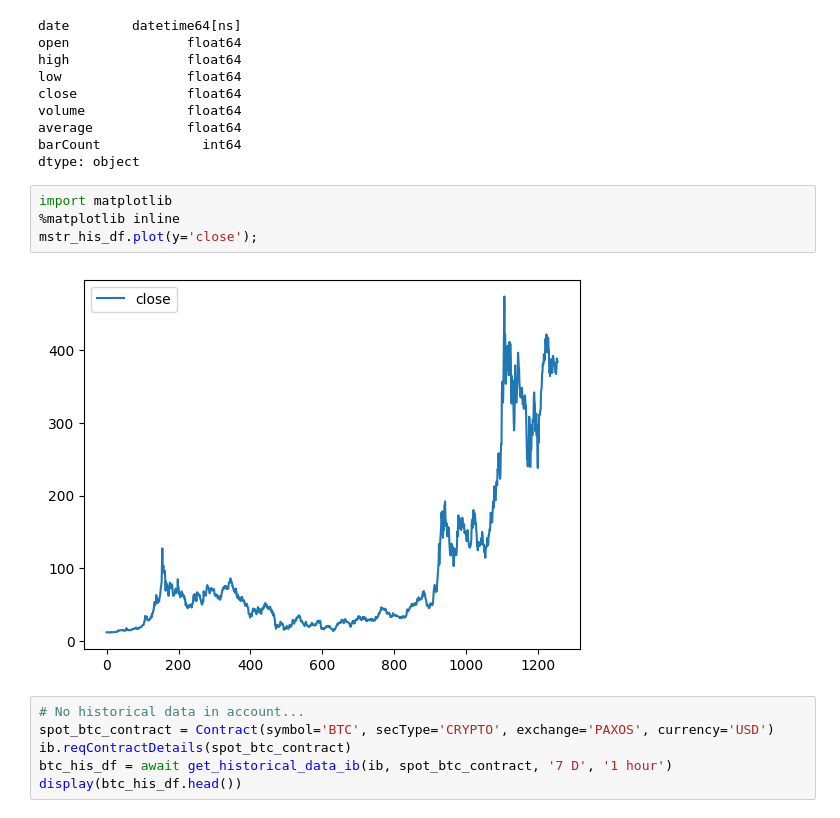
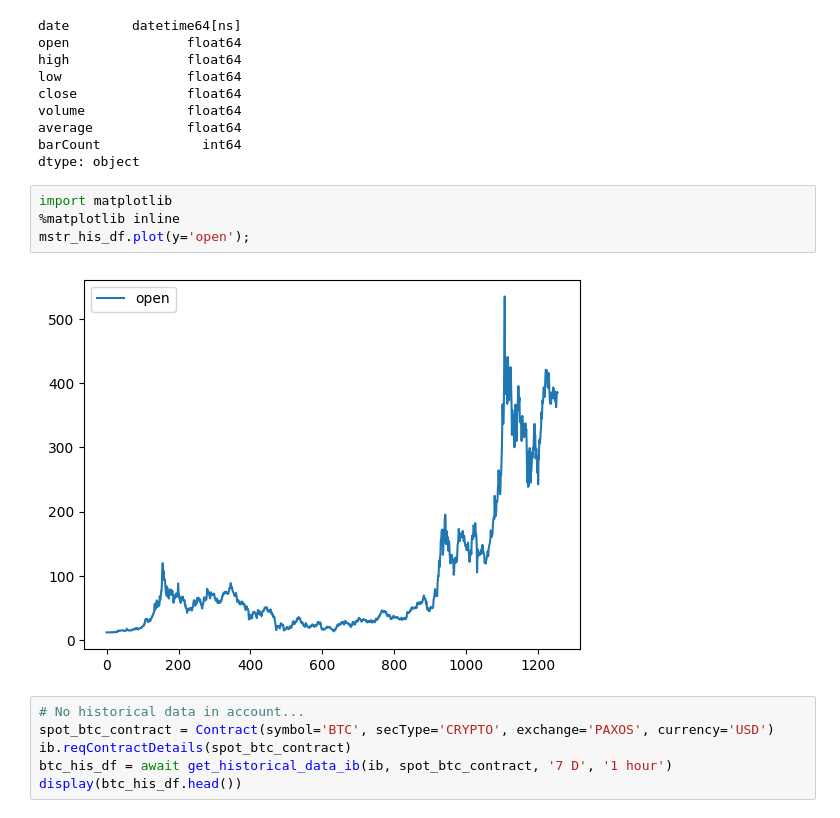
Before and after one commit to edwinclu/bitfund, a Jupyter notebook: src/jupyter/mstr.ipynb, the cells around one changed output. Cells and saved outputs as stored; diff of their text form.

```diff
--- a/src/jupyter/mstr.ipynb
+++ b/src/jupyter/mstr.ipynb
@@ -118,9 +113,9 @@ dtype: object
 # %%
 import matplotlib
 %matplotlib inline
-mstr_his_df.plot(y='close');
+mstr_his_df.plot(y='open');
 # %% [output]
-[figure, old version]
+[figure, new version]
 # %%
 # No historical data in account...
 spot_btc_contract = Contract(symbol='BTC', secType='CRYPTO', exchange='PAXOS', currency='USD')
```
Also changed, not shown: parts of 11 cells of this notebook, 2 other files.
